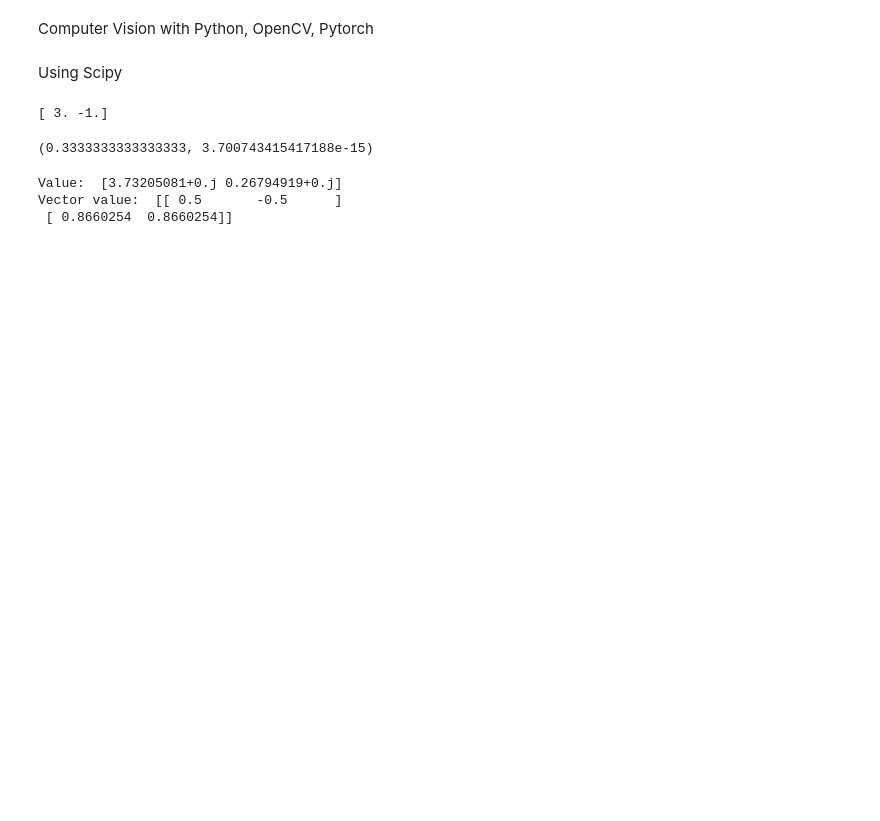
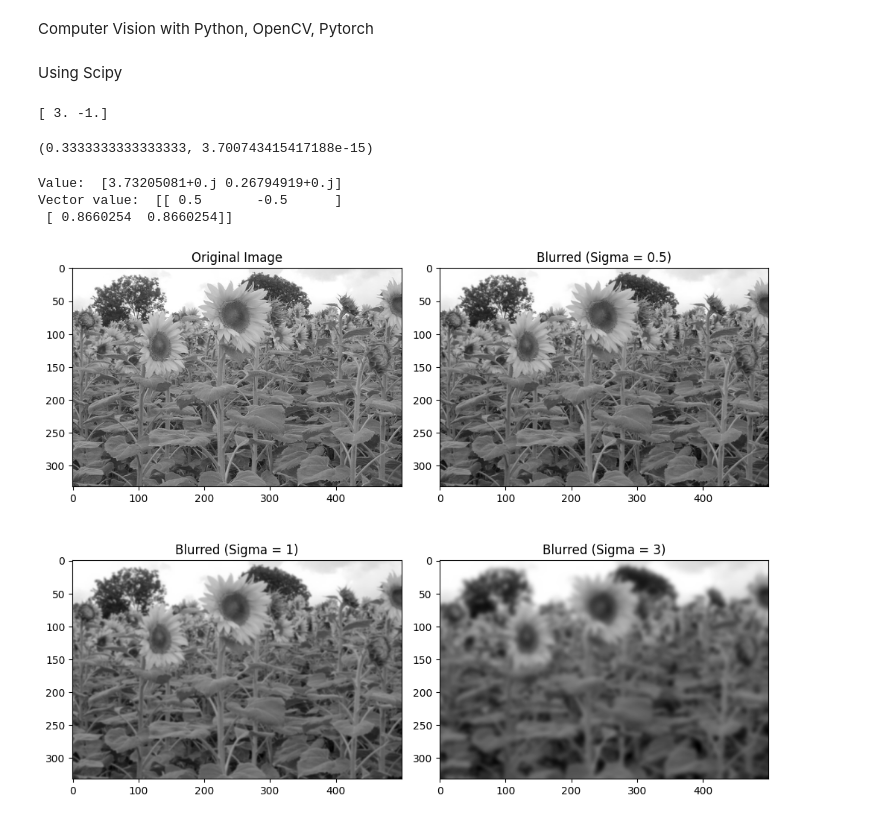
Before and after one commit to dandev947366/computer-vision, a Jupyter notebook: 15.ipynb, the cells around one changed output. Drawn from its saved outputs; the diff is of its cells as text; code cells hidden in the pictures; blank space fills up the shorter version.

Commit message:
Added gaussian

```diff
--- a/15.ipynb
+++ b/15.ipynb
@@ -33,3 +34,41 @@ print("Vector value: ", evecs)
 Value:  [3.73205081+0.j 0.26794919+0.j]
 Vector value:  [[ 0.5       -0.5      ]
  [ 0.8660254  0.8660254]]
+# %%
+image_path = '/Users/dandev947366/Desktop/Projects-github/computer-vision/computer-vision/img/01/1.JPG'
+
+# Open the image using PIL and convert to grayscale
+image = Image.open(image_path)
+gray_image = image.convert('L')
+
+# Convert the grayscale image to a NumPy array for processing
+image_a = np.array(gray_image)
+
+# Apply Gaussian blur with different sigma values
+blurred_image_a = ndimage.gaussian_filter(image_a, sigma=0.5)
+blurred_image_b = ndimage.gaussian_filter(image_a, sigma=1)
+blurred_image_c = ndimage.gaussian_filter(image_a, sigma=3)
+
+# Plotting the images using Matplotlib
+plt.figure(figsize=(10, 8))
+
+plt.subplot(2, 2, 1)
+plt.imshow(gray_image, cmap='gray')
+plt.title('Original Image')
+
+plt.subplot(2, 2, 2)
+plt.imshow(blurred_image_a, cmap='gray')
+plt.title('Blurred (Sigma = 0.5)')
+
+plt.subplot(2, 2, 3)
+plt.imshow(blurred_image_b, cmap='gray')
+plt.title('Blurred (Sigma = 1)')
+
+plt.subplot(2, 2, 4)
+plt.imshow(blurred_image_c, cmap='gray')
+plt.title('Blurred (Sigma = 3)')
+
+plt.tight_layout()
+plt.show()
+# %% [output]
+[figure, added]
```
Also changed, not shown: parts of 1 cell of this notebook.
